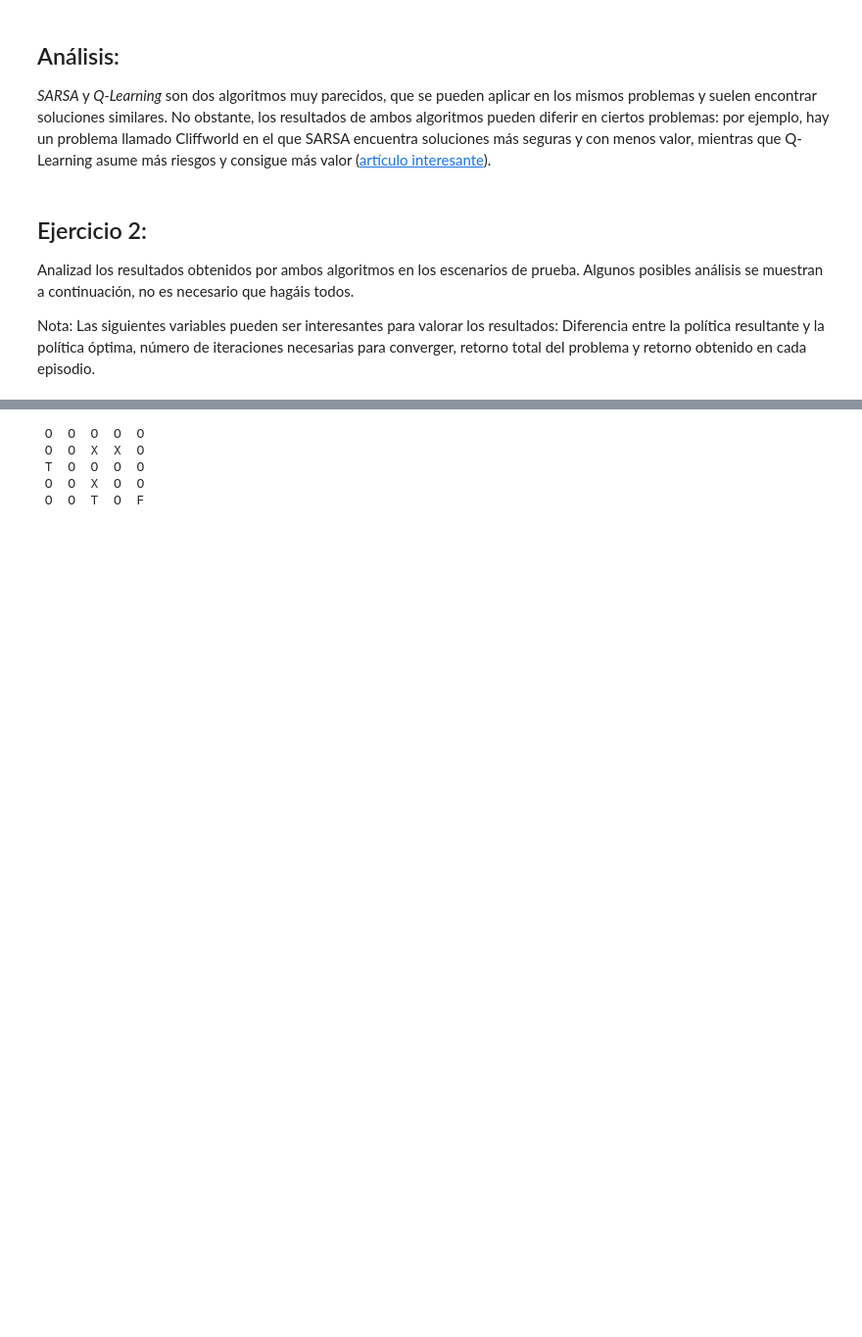
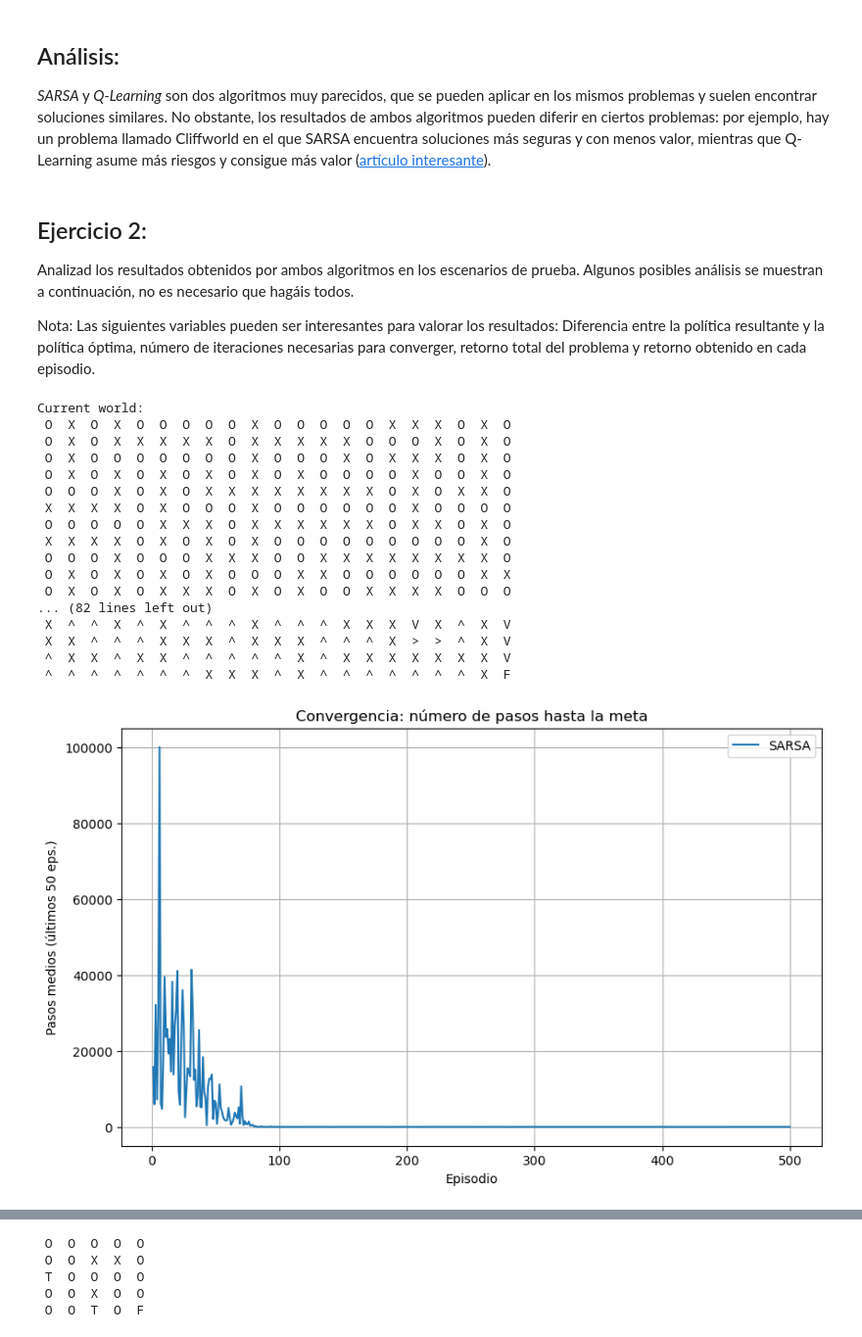
Before and after one commit to RafaDom02/AR, a Jupyter notebook: GridWorld3.ipynb, the cells around one changed output, grey strips where cells are left out. Shown at 98% size. Saved outputs shown, nothing was run; the diff lists cells and outputs as text; code cells hidden in the pictures; blank space fills up the shorter version.

Commit message:
plot el numero de pasos por episodio

```diff
--- a/GridWorld3.ipynb
+++ b/GridWorld3.ipynb
@@ -248,7 +248,7 @@ def train_agents(world, initial_state, actions, alpha, gamma, epsilon, num_episo
     print(f"\nTraining SARSA agent.")
     agent_sarsa = SARSA(world, initial_state, actions, alpha, gamma, epsilon)
 
-    agent_sarsa.train(num_episodes, max_iter)
+    steps_per_episode_sarsa = agent_sarsa.train(num_episodes, max_iter)
     sarsa_policy = agent_sarsa.getPolicy()
 
     print("\nSARSA Policy:")
@@ -258,11 +258,13 @@ def train_agents(world, initial_state, actions, alpha, gamma, epsilon, num_episo
     print(f"Training Q-Learning agent.")
     agent_qlearning = QLearning(world, initial_state, actions, alpha, gamma, epsilon)
 
-    agent_qlearning.train(num_episodes, max_iter)
+    steps_per_episode_qlearning = agent_qlearning.train(num_episodes, max_iter)
     qlearning_policy = agent_qlearning.getPolicy()
 
     print("\nQ-Learning Policy:")
     printPolicy(world, qlearning_policy)
+
+    return steps_per_episode_sarsa, steps_per_episode_qlearning
 # %%
 # Initialize parameters
 alpha=0.1
@@ -398,0 +399,58 @@ from testing_functions import *
+# %%
+n_episodes = 500
+steps_per_episode_sarsa, steps_per_episode_qlearning = train_agents(type5_worlds[-1], initial_state, available_actions, alpha, gamma, epsilon, num_episodes=n_episodes)
+
+
+block = 1
+x = np.arange(block, n_episodes+1, block)
+
+plt.figure(figsize=(10,6))
+
+plt.plot(x, steps_per_episode_sarsa,
+            linestyle='-',
+            color='C0',
+            label=f"SARSA")
+
+
+
+plt.xlabel("Episodio")
+plt.ylabel("Pasos medios (últimos 50 eps.)")
+plt.title("Convergencia: número de pasos hasta la meta")
+plt.legend()
+plt.grid(True)
+plt.show()
+
+
+plt.figure(figsize=(10,6))
+
+plt.plot(x, steps_per_episode_qlearning,
+            linestyle='-',
+            color='C1',
+            label=f"QLEARNING")
+
+
+plt.xlabel("Episodio")
+plt.ylabel("Pasos medios (últimos 50 eps.)")
+plt.title("Convergencia: número de pasos hasta la meta")
+plt.legend()
+plt.grid(True)
+plt.show()
+# %% [output]
+Current world:
+ O  X  O  X  O  O  O  O  O  X  O  O  O  O  O  X  X  X  O  X  O
+ O  X  O  X  X  X  X  X  O  X  X  X  X  X  O  O  O  X  O  X  O
+ O  X  O  O  O  O  O  O  O  X  O  O  O  X  O  X  X  X  O  X  O
+ O  X  O  X  O  X  O  X  O  X  O  X  O  O  O  O  X  O  O  X  O
+ O  O  O  X  O  X  O  X  X  X  X  X  X  X  X  O  X  O  X  X  O
+ X  X  X  X  O  X  O  O  O  X  O  O  O  O  O  O  X  O  O  O  O
+ O  O  O  O  O  X  X  X  O  X  X  X  X  X  X  O  X  X  O  X  O
+ X  X  X  X  O  X  O  X  O  X  O  O  O  O  O  O  O  O  O  X  O
+ O  O  O  X  O  O  O  X  X  X  O  O  X  X  X  X  X  X  X  X  O
+ O  X  O  X  O  X  O  X  O  O  O  X  X  O  O  O  O  O  O  X  X
+ O  X  O  X  O  X  X  X  O  X  O  X  O  O  X  X  X  X  O  O  O
+... (82 lines left out)
+ X  ^  ^  X  ^  X  ^  ^  ^  X  ^  ^  ^  X  X  X  V  X  ^  X  V
+ X  X  ^  ^  ^  X  X  X  ^  X  X  X  ^  ^  ^  X  >  >  ^  X  V
+ ^  X  X  ^  X  X  ^  ^  ^  ^  ^  X  ^  X  X  X  X  X  X  X  V
+ ^  ^  ^  ^  ^  ^  ^  X  X  X  ^  X  ^  ^  ^  ^  ^  ^  ^  X  F
+[figure, added]
```
Also changed, not shown: parts of 4 cells of this notebook, 1 other file.
